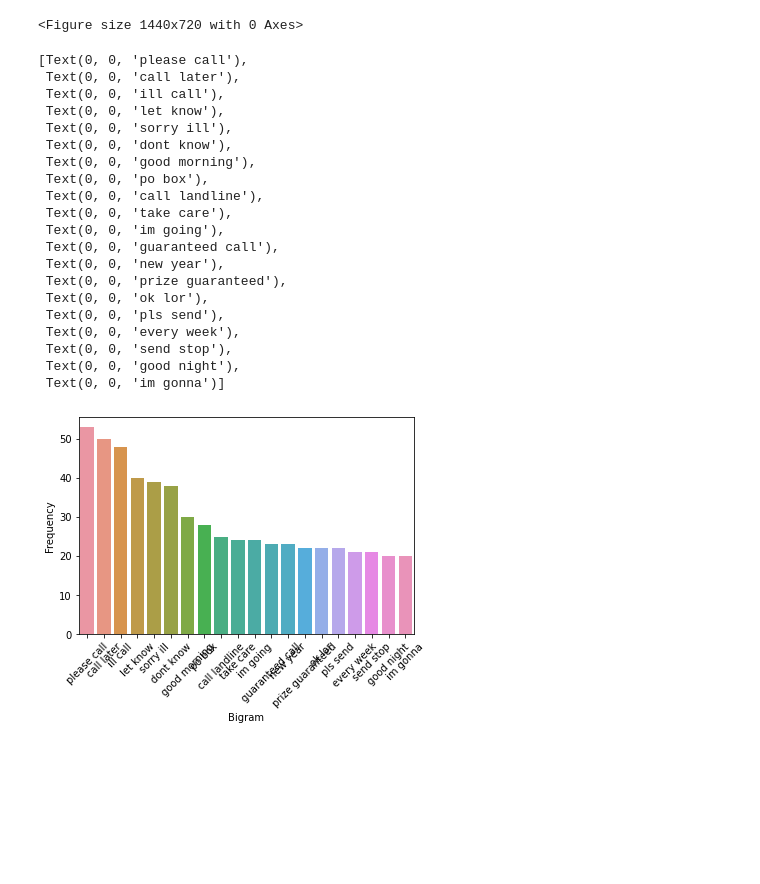
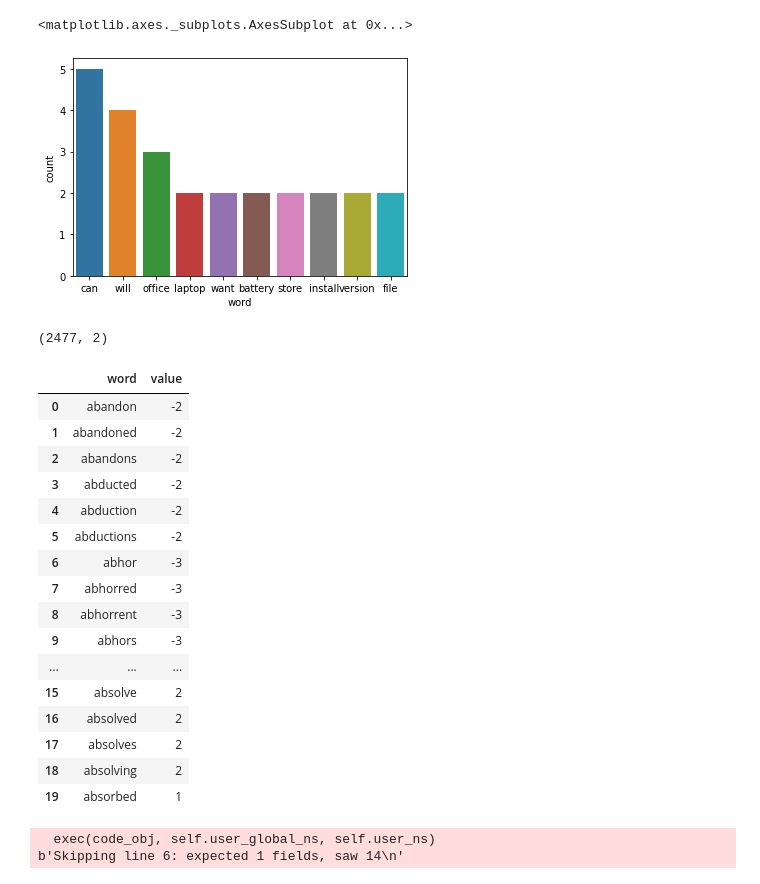
Before and after one commit to akarshpyr/Python-codes, a Jupyter notebook: NLP.ipynb, the cells around one changed output. Saved outputs shown, nothing was run; the diff lists cells and outputs as text; code cells hidden in the pictures; blank space fills up the shorter version.

```diff
--- a/NLP.ipynb
+++ b/NLP.ipynb
@@ -209,2 +140,6 @@ doc1 = doc.todense().tolist()
+# %%
+word_freq = [(word,sum_words[idx]) for word, idx in cv.vocabulary_.items()]
+# %%
+word_freq = sorted(word_freq, key=lambda x: x[1], reverse=True)
 # %%
-data = pd.DataFrame(doc1,columns = names)
+wdf = pd.DataFrame(word_freq,columns = ['word','count'])
@@ -294,0 +166,2 @@ import matplotlib.pyplot as plt
+# %%
+wdf1 = wdf.head(10)
@@ -340,29 +184,5 @@ Name: Frequency, dtype: int64
-# %%
-fig = plt.figure(figsize= (20,10))
-# %% [output]
-<Figure size 1440x720 with 0 Axes>
-# %%
-a = sns.barplot(x=x,y=y,data=top_df)
-a.set_xticklabels(rotation=45,labels=x)
-# %% [output]
-[Text(0, 0, 'please call'),
- Text(0, 0, 'call later'),
- Text(0, 0, 'ill call'),
- Text(0, 0, 'let know'),
- Text(0, 0, 'sorry ill'),
- Text(0, 0, 'dont know'),
- Text(0, 0, 'good morning'),
- Text(0, 0, 'po box'),
- Text(0, 0, 'call landline'),
- Text(0, 0, 'take care'),
- Text(0, 0, 'im going'),
- Text(0, 0, 'guaranteed call'),
- Text(0, 0, 'new year'),
- Text(0, 0, 'prize guaranteed'),
- Text(0, 0, 'ok lor'),
- Text(0, 0, 'pls send'),
- Text(0, 0, 'every week'),
- Text(0, 0, 'send stop'),
- Text(0, 0, 'good night'),
- Text(0, 0, 'im gonna')]
-[figure, removed]
+# %%
+sns.barplot(x='word',y='count',data=wdf1)
+# %% [output]
+<matplotlib.axes._subplots.AxesSubplot at 0x...>
+[figure, added]
@@ -368,0 +191,29 @@ a.set_xticklabels(rotation=45,labels=x)
+# %%
+affin.shape
+# %% [output]
+(2477, 2)
+# %%
+affin.head(20)
+# %% [output]
+|  | word | value |
+| 0 | abandon | -2 |
+| 1 | abandoned | -2 |
+| 2 | abandons | -2 |
+| 3 | abducted | -2 |
+| 4 | abduction | -2 |
+| 5 | abductions | -2 |
+| 6 | abhor | -3 |
+| 7 | abhorred | -3 |
+| 8 | abhorrent | -3 |
+| 9 | abhors | -3 |
+| ... | ... | ... |
+| 15 | absolve | 2 |
+| 16 | absolved | 2 |
+| 17 | absolves | 2 |
+| 18 | absolving | 2 |
+| 19 | absorbed | 1 |
+# %%
+data = pd.read_csv('/content/apple.txt', error_bad_lines=False)
+# %% [output]
+  exec(code_obj, self.user_global_ns, self.user_ns)
+b'Skipping line 6: expected 1 fields, saw 14\n'
```
Also changed, not shown: parts of 147 cells of this notebook.
